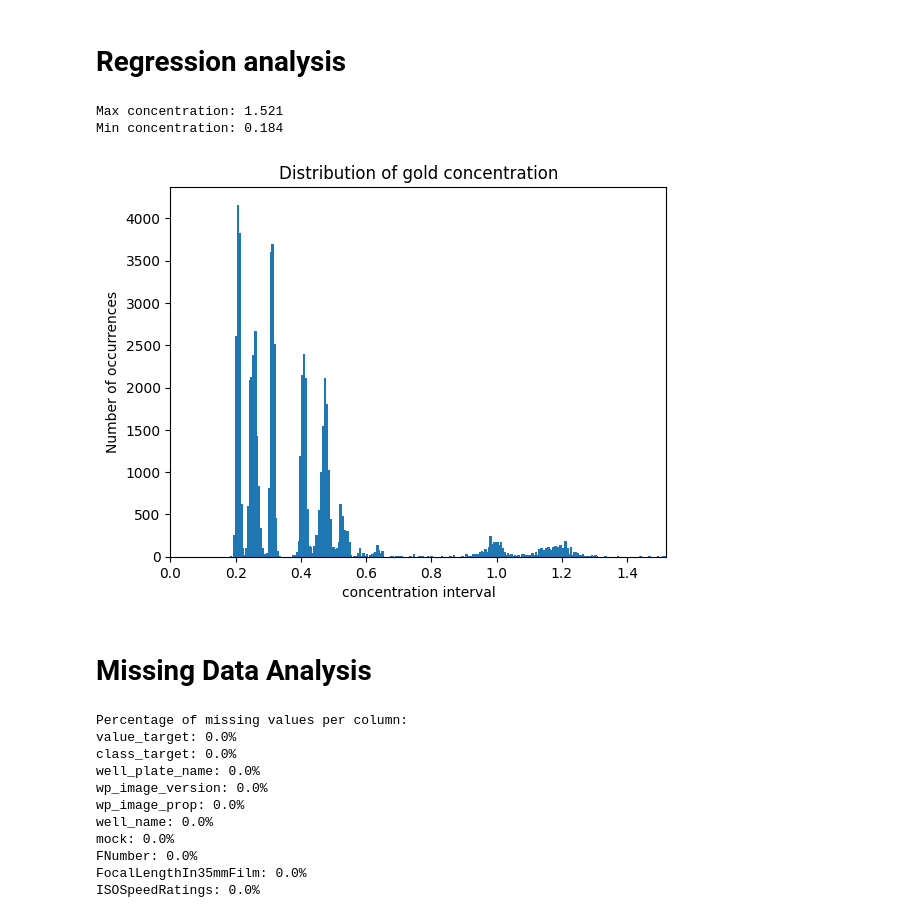
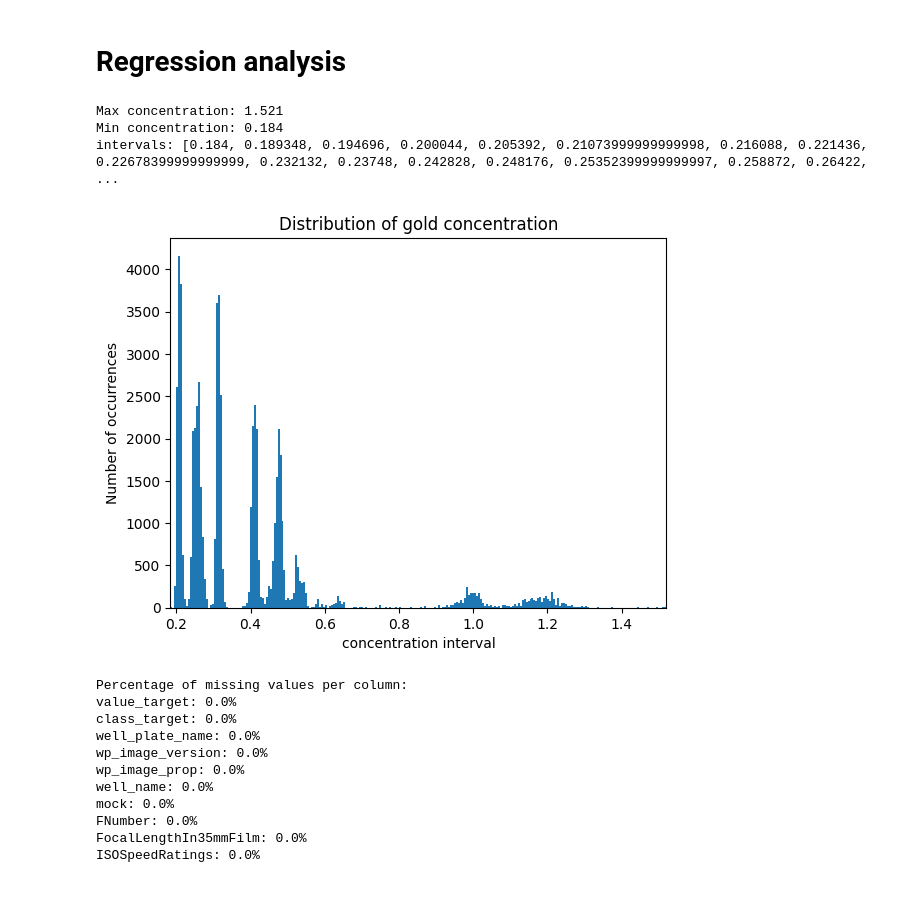
Before and after one commit to Frollamma/progetto-piccialli, a Jupyter notebook: main.ipynb, the cells around one changed output. Cells and saved outputs as stored; diff of their text form; code cells hidden in the pictures.

```diff
--- a/main.ipynb
+++ b/main.ipynb
@@ -35,0 +212,4 @@ In simple words, it is the number of "units of bacteria" capable of forming colo
+# %%
+df = pd.get_dummies(df[CATEGORICAL_FEATURES])
+print(list(df.columns))
+print(df)
@@ -87,38 +267,38 @@ import matplotlib.pyplot as plt
 
 # Get the maximum and minimum values of value_target
 max_value = df['value_target'].max()
 min_value = df['value_target'].min()
 
 print(f"Max concentration: {max_value}")
 print(f"Min concentration: {min_value}")
 
 # Calculate the step size
 number_of_intervals = 250
 step_size = (max_value - min_value) / number_of_intervals
 intervals = [min_value + i * step_size for i in range(number_of_intervals + 1)]
+print(f"intervals: {intervals}")
 
 # Count the occurrences of value_target in each interval
 value_counts, _, _ = plt.hist(df['value_target'], bins=intervals)
 
 # Plot the histogram
-plt.bar(intervals[:-1], value_counts, width=step_size)
+plt.bar(intervals[:-1], value_counts, width=step_size, align='edge')
 
 # Set the labels and title
 plt.xlabel('concentration interval')
 plt.ylabel('Number of occurrences')
 plt.title('Distribution of gold concentration')
 
 # Adjust x-axis to start from 0
-plt.xlim(0, max(intervals))
+plt.xlim(min(intervals), max(intervals))
 
 # Show the plot
 plt.show()
 # %% [output]
 Max concentration: 1.521
 Min concentration: 0.184
+intervals: [0.184, 0.189348, 0.194696, 0.200044, 0.205392, 0.21073999999999998, 0.216088, 0.221436, 0.22678399999999999, 0.232132, 0.23748, 0.242828, 0.248176, 0.25352399999999997, 0.258872, 0.26422,  ...
-[figure, old version]
+[figure, new version]
-# %% [markdown]
-# Missing Data Analysis
 # %%
 import numpy as np
 
```
Also changed, not shown: parts of 15 cells of this notebook, 2 other files.
